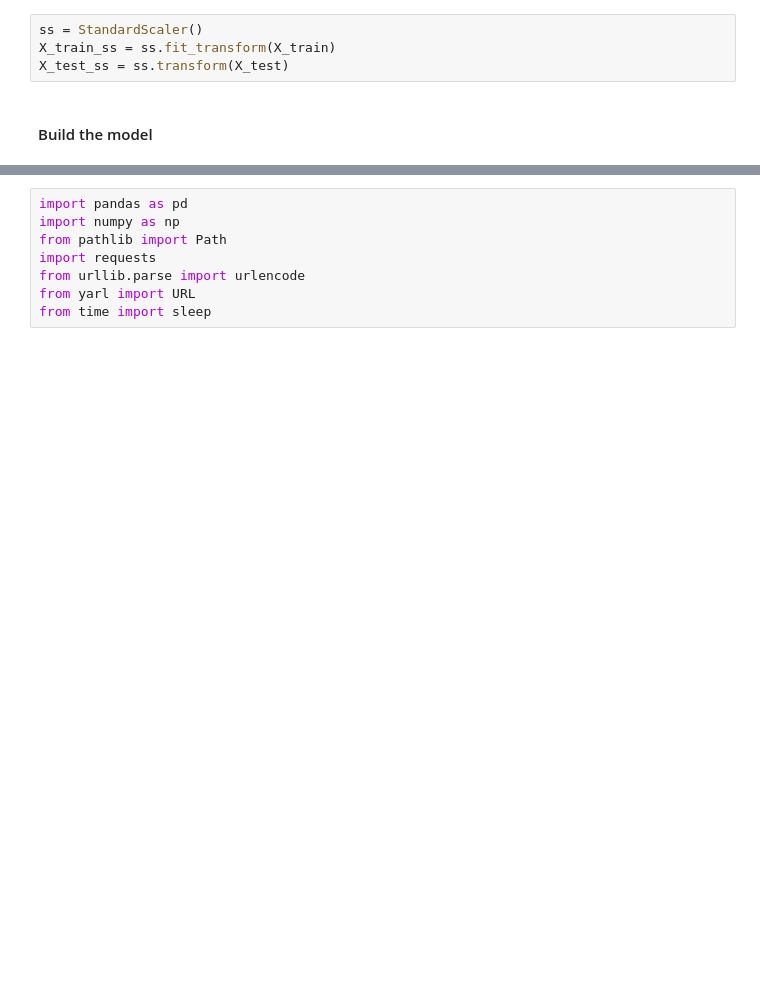
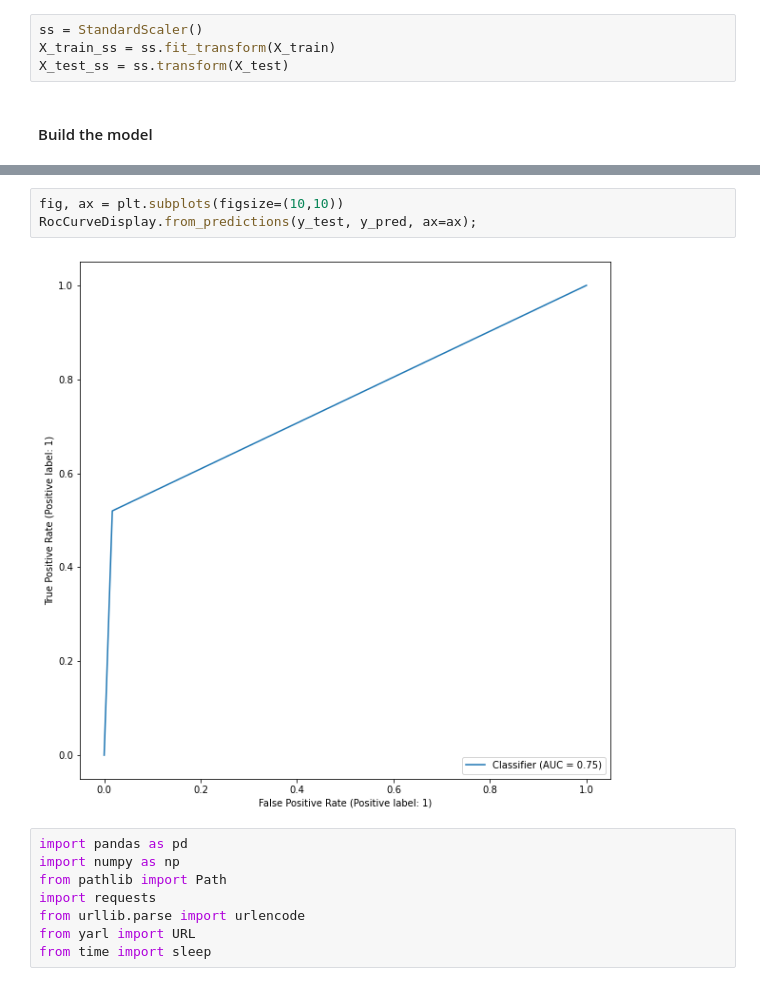
Before and after one commit to wdegraw93/low_birth_weight_vs_aqi_study, a Jupyter notebook: winston.ipynb, the cells around one changed output, grey strips where cells are left out. Drawn from its saved outputs; the diff is of its cells as text; blank space fills up the shorter version.

```diff
--- a/winston.ipynb
+++ b/winston.ipynb
@@ -175,3 +276,8 @@ ConfusionMatrixDisplay.from_predictions(y_test, y_pred);
+# %%
+fig, ax = plt.subplots(figsize=(10,10))
+RocCurveDisplay.from_predictions(y_test, y_pred, ax=ax);
+# %% [output]
+[figure, added]
 # %%
 import pandas as pd
 import numpy as np
```
Also changed, not shown: parts of 17 cells of this notebook, 7 other files.
